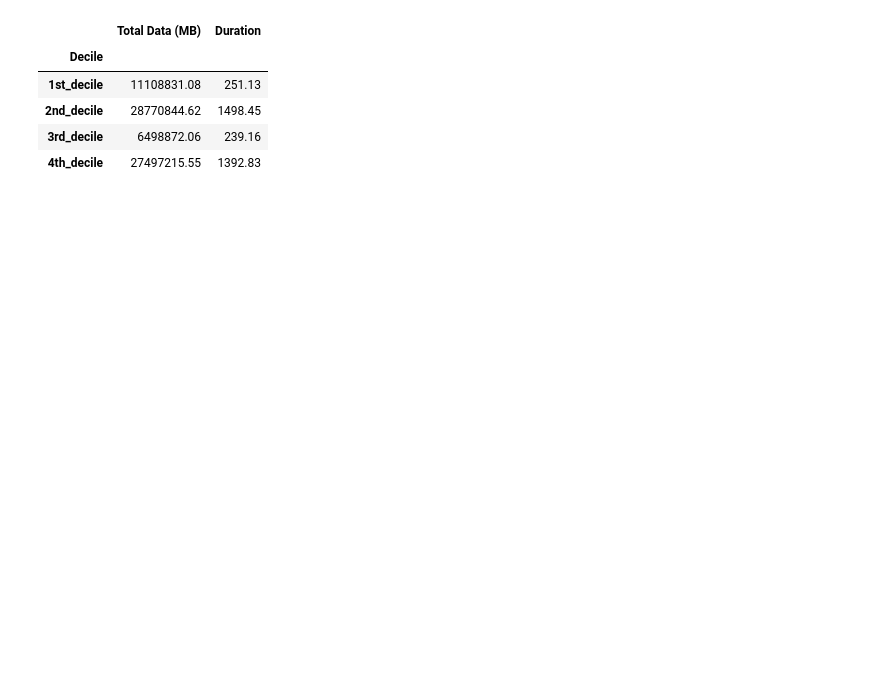
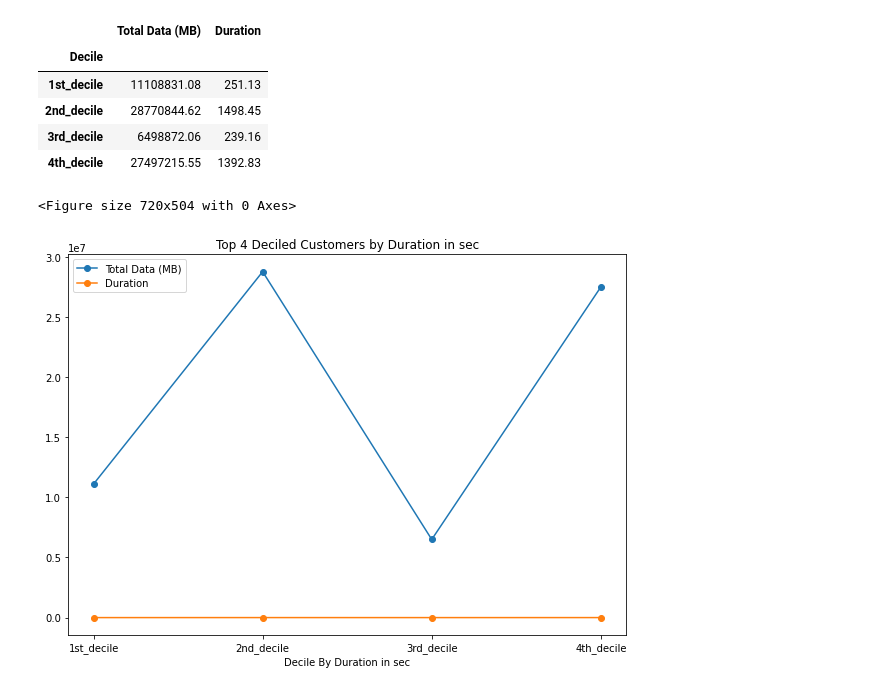
Before and after one commit to yonamg/Telecom-Data-Analysis, a Jupyter notebook: notebook/user_overview_analysis.ipynb, the cells around one changed output. Drawn from its saved outputs; the diff is of its cells as text; code cells hidden in the pictures; blank space fills up the shorter version.

```diff
--- a/notebook/user_overview_analysis.ipynb
+++ b/notebook/user_overview_analysis.ipynb
@@ -431,5 +437,5 @@ scaled_explore_feature_df_agg
 | 882397108489451.00 | 0.03 | 139.15 |
 106471 rows × 2 columns
 # %%
-deciles = pd.qcut(scaled_explore_feature_df_agg['Duration'], 6, labels=["1st_decile", "2nd_decile",
-                                                      "3rd_decile", "4th_decile", "5th_decile"], duplicates='drop')
+deciles = pd.qcut(scaled_explore_feature_df_agg['Duration'], 5, labels=["1st_decile", "2nd_decile",
+                                                      "3rd_decile", "4th_decile"], duplicates='drop')
@@ -450,3 +454,12 @@ explore_feature_df_with_decile_agg
 | 2nd_decile | 28770844.62 | 1498.45 |
 | 3rd_decile | 6498872.06 | 239.16 |
 | 4th_decile | 27497215.55 | 1392.83 |
+# %%
+plt.figure(figsize=(10,7))
+explore_feature_df_with_decile_agg.plot(linestyle='-', marker='o', figsize=(10,7), title='Top 4 Deciled Customers by Duration in sec').set_xlabel("Decile By Duration in sec")
+plt.xticks(np.arange(len(explore_feature_df_with_decile_agg.index)), explore_feature_df_with_decile_agg.index)
+
+plt.show()
+# %% [output]
+<Figure size 720x504 with 0 Axes>
+[figure, added]
```
Also changed, not shown: parts of 3 cells of this notebook.
